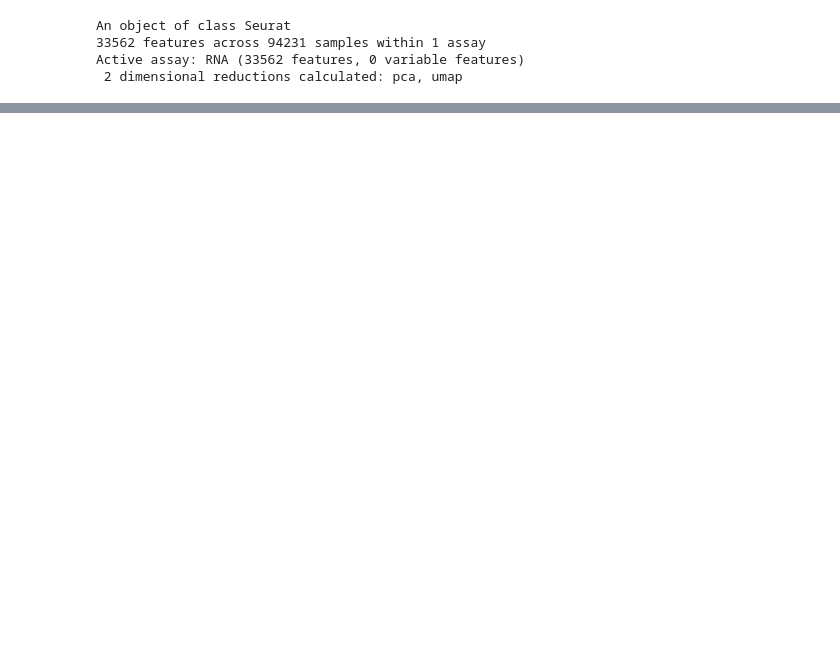
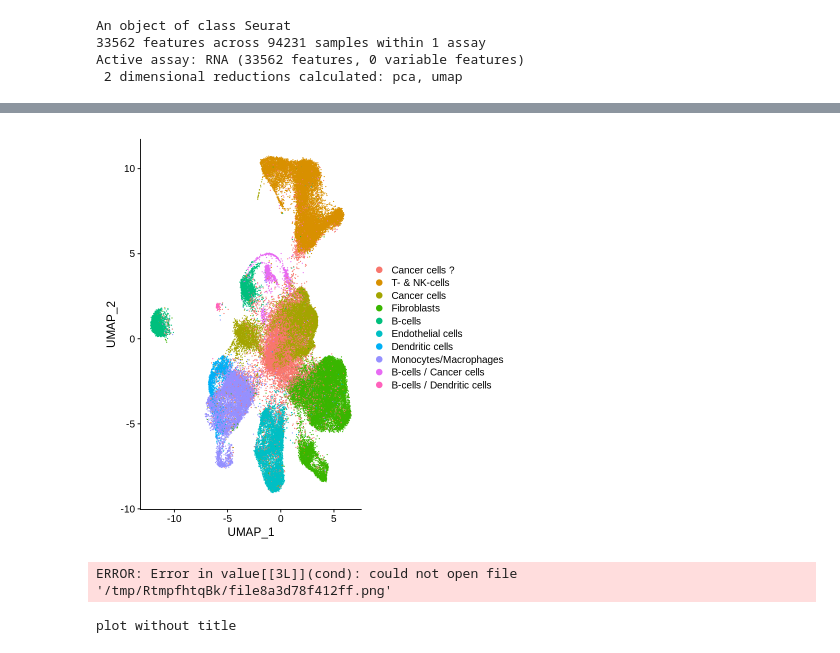
Before and after one commit to sevsorita/single_cell, a Jupyter notebook: notebooks/src/NeoLet_metadata.ipynb, the cells around one changed output, grey strips where cells are left out. Drawn from its saved outputs; the diff is of its cells as text; code cells hidden in the pictures; blank space fills up the shorter version.

```diff
--- a/notebooks/src/NeoLet_metadata.ipynb
+++ b/notebooks/src/NeoLet_metadata.ipynb
@@ -22,2 +22,6 @@ VlnPlot(object = Subset_Cells, features = c("ESR1"))
+# %%
+DimPlot(Subset_Cells)
+# %% [output]
+[figure, added]
 # %%
 meta_data <- data.frame(Subset_Cells@meta.data)
@@ -23,0 +30,8 @@ meta_data <- data.frame(Subset_Cells@meta.data)
+# %%
+
+DimPlot(Subset_Cells, dims=c(1,2), reduction = "umap",label=TRUE)
+
+#ggsave("/home/severs/SingleCells/plots/umap.png", height = 7 , width = 7 * 2)
+# %% [output]
+ERROR: Error in value[[3L]](cond): could not open file '/tmp/RtmpfhtqBk/file8a3d78f412ff.png'
+plot without title
```
Also changed, not shown: parts of 37 cells of this notebook.
